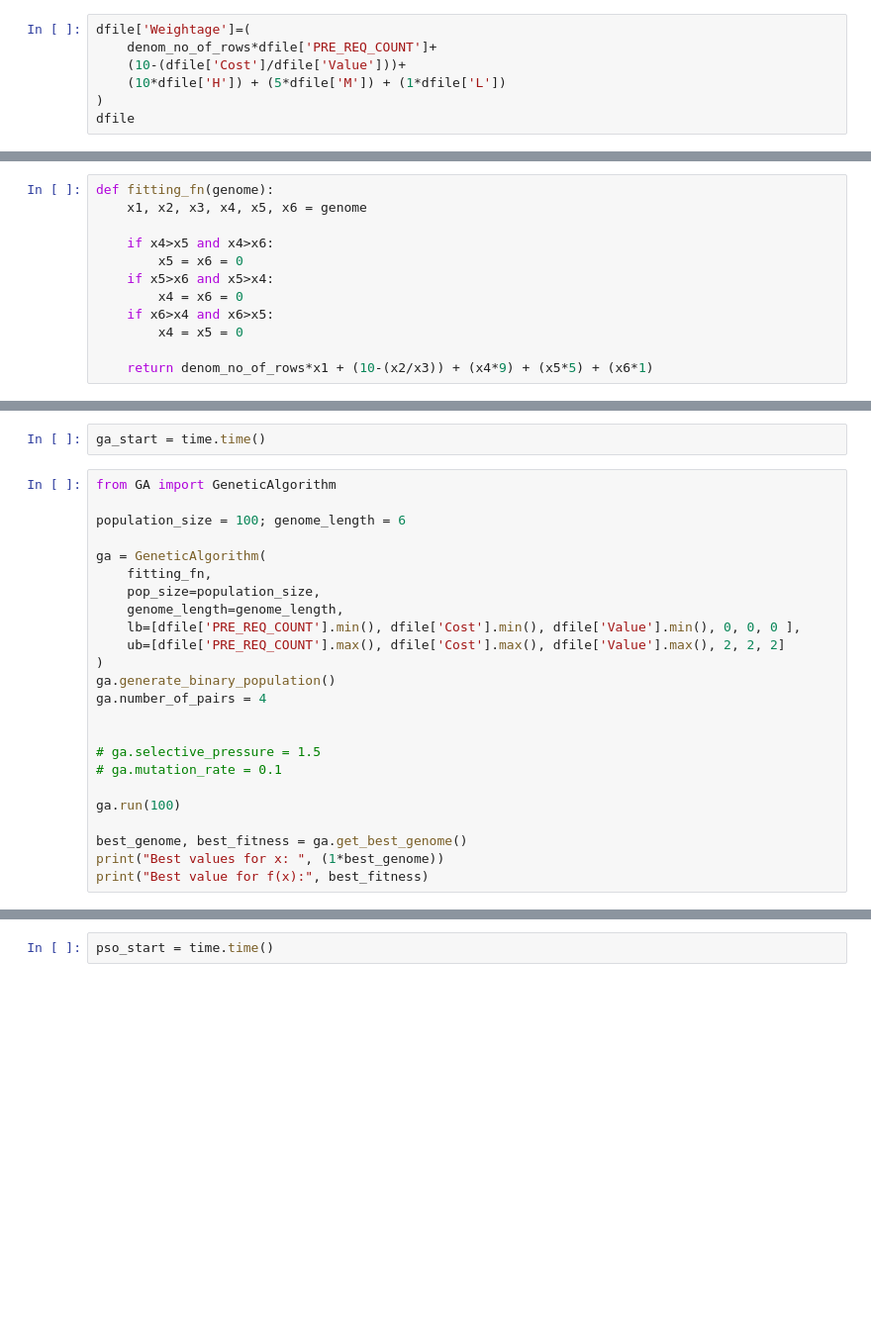
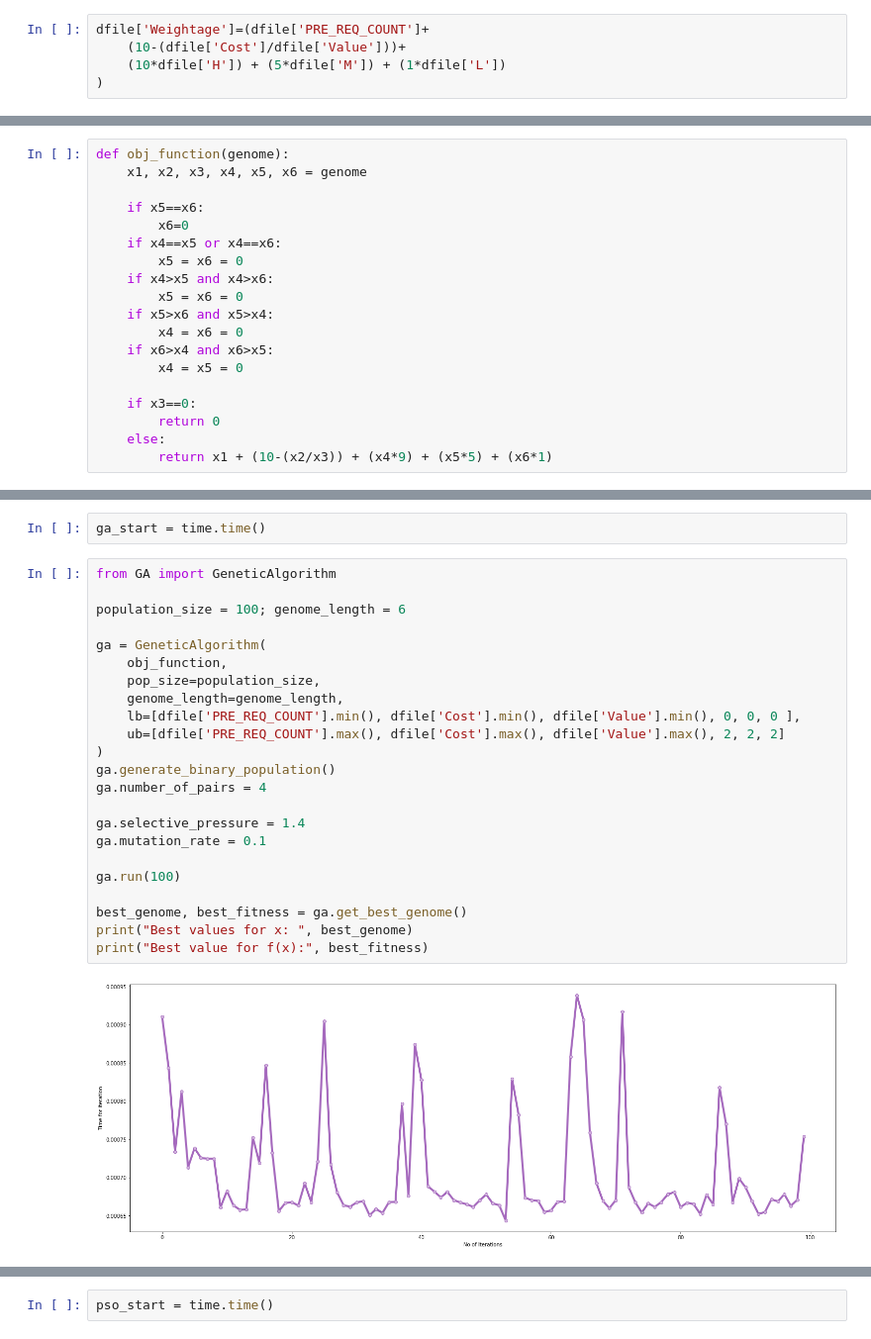
Before and after one commit to GocGamaar/Requirement-Prioritization, a Jupyter notebook: BMS Requirements.ipynb, the cells around one changed output, grey strips where cells are left out. Shown: that part at 99% size. Cells and saved outputs as stored; diff of their text form; blank space fills up the shorter version.

Commit message:
Optimization of obj_function

```diff
--- a/BMS Requirements.ipynb
+++ b/BMS Requirements.ipynb
@@ -93,7 +78,5 @@ denom_no_of_rows = ( 1/dfile['Req ID'].count() )
 # %%
-dfile['Weightage']=(
-    denom_no_of_rows*dfile['PRE_REQ_COUNT']+
+dfile['Weightage']=(dfile['PRE_REQ_COUNT']+
     (10-(dfile['Cost']/dfile['Value']))+
     (10*dfile['H']) + (5*dfile['M']) + (1*dfile['L'])
 )
-dfile
@@ -114,7 +101,11 @@ dfile
 # %%
-def fitting_fn(genome):
+def obj_function(genome):
     x1, x2, x3, x4, x5, x6 = genome
 
+    if x5==x6:
+        x6=0
+    if x4==x5 or x4==x6:
+        x5 = x6 = 0
     if x4>x5 and x4>x6:
         x5 = x6 = 0
     if x5>x6 and x5>x4:
@@ -122,4 +113,7 @@ def fitting_fn(genome):
     if x6>x4 and x6>x5:
         x4 = x5 = 0
 
-    return denom_no_of_rows*x1 + (10-(x2/x3)) + (x4*9) + (x5*5) + (x6*1)
+    if x3==0:
+        return 0
+    else:
+        return x1 + (10-(x2/x3)) + (x4*9) + (x5*5) + (x6*1)
@@ -130,25 +124,25 @@ ga_start = time.time()
 # %%
 from GA import GeneticAlgorithm
 
 population_size = 100; genome_length = 6
 
 ga = GeneticAlgorithm(
-    fitting_fn,
+    obj_function,
     pop_size=population_size,
     genome_length=genome_length,
     lb=[dfile['PRE_REQ_COUNT'].min(), dfile['Cost'].min(), dfile['Value'].min(), 0, 0, 0 ],
     ub=[dfile['PRE_REQ_COUNT'].max(), dfile['Cost'].max(), dfile['Value'].max(), 2, 2, 2]
 )
 ga.generate_binary_population()
 ga.number_of_pairs = 4
 
-
-# ga.selective_pressure = 1.5
-# ga.mutation_rate = 0.1
+ga.selective_pressure = 1.4
+ga.mutation_rate = 0.1
 
 ga.run(100)
 
 best_genome, best_fitness = ga.get_best_genome()
-print("Best values for x: ", (1*best_genome))
+print("Best values for x: ", best_genome)
 print("Best value for f(x):", best_fitness)
 # %% [output]
+[figure, added]
```
Also changed, not shown: parts of 31 cells of this notebook, 2 other files.
